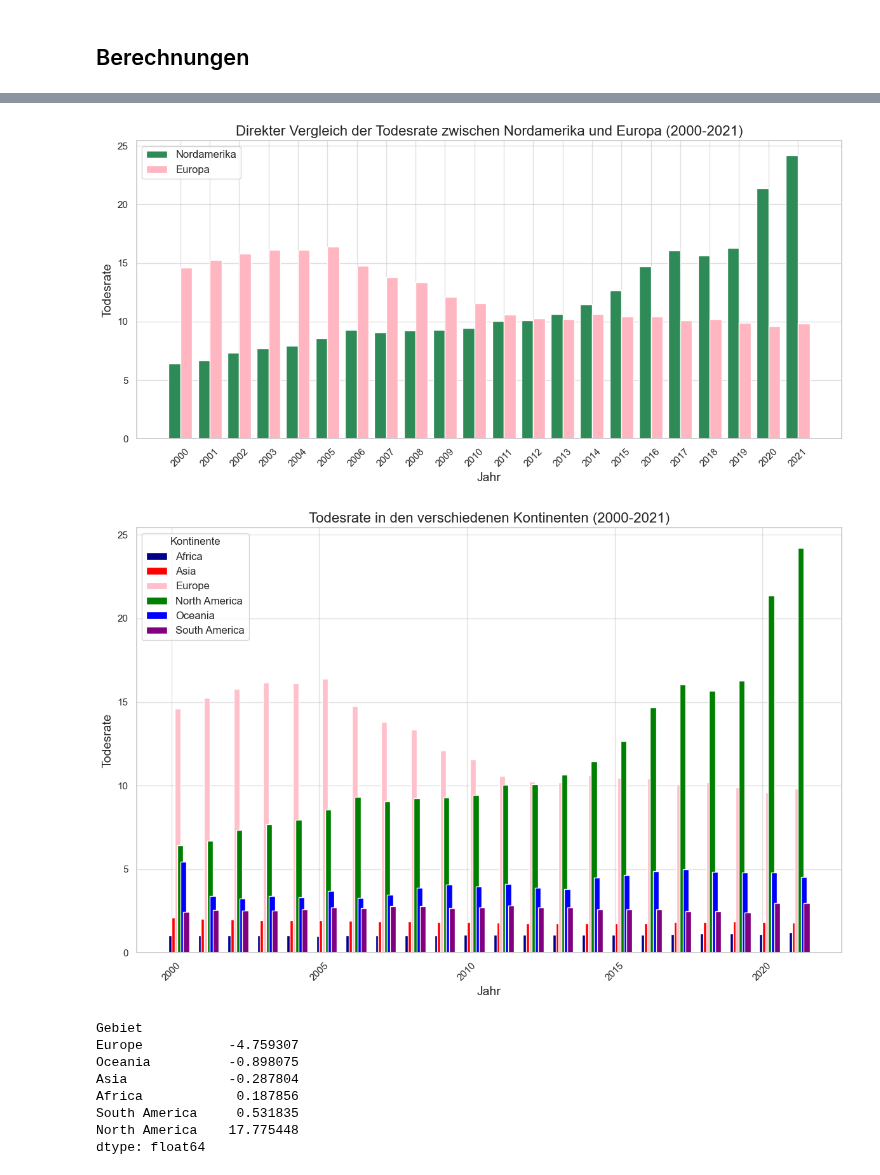
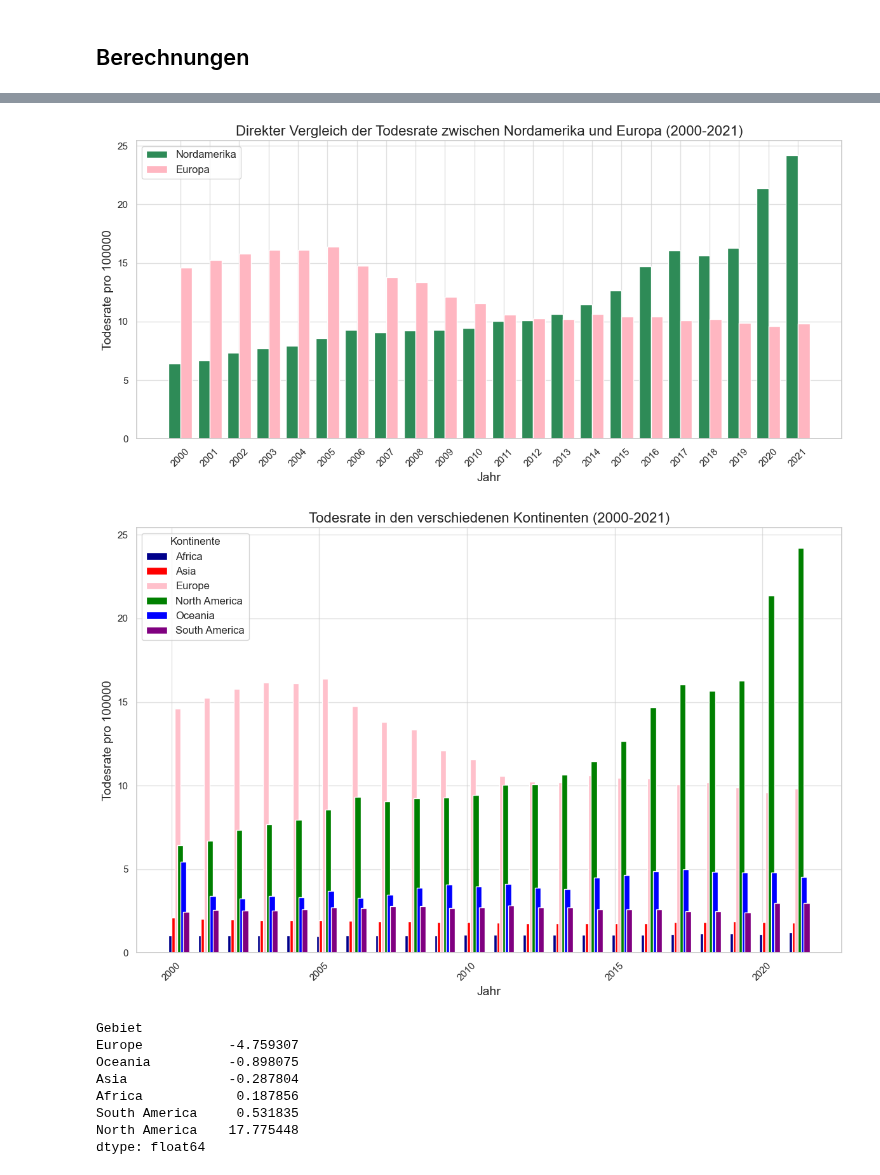
Before and after one commit to Joyce-ops/BMLD-LN2-Carmen-Mcqulat-Joyce, a Jupyter notebook: Leistungsnachweis 2.ipynb, the cells around one changed output, grey strips where cells are left out. Drawn from its saved outputs; the diff is of its cells as text; code cells hidden in the pictures.

```diff
--- a/Leistungsnachweis 2.ipynb
+++ b/Leistungsnachweis 2.ipynb
@@ -401,50 +398,38 @@ plt.show()
 import pandas as pd
 import matplotlib.pyplot as plt
 
-# Annahme: df_pivot ist die Pivot-Tabelle mit den Sterberaten
 
-# North America
 northamerica = df_pivot.loc[['North America']]
 
-# Europe
 europe = df_pivot.loc[['Europe']]
 
-# Beide Daten zusammenführen, so dass die Jahre nebeneinander liegen
 northamerica_data = northamerica.T.reset_index()
 northamerica_data.columns = ['Jahr', 'Sterberate_NA']
 
 europe_data = europe.T.reset_index()
 europe_data.columns = ['Jahr', 'Sterberate_EU']
 
-# Zusammenführen der beiden DataFrames basierend auf dem Jahr
 comparison_data = pd.merge(northamerica_data, europe_data, on='Jahr')
 
-# Plotten der Säulen
 plt.figure(figsize=(12, 6))
 
-# Säulen für Nordamerika und Europa nebeneinander
 plt.bar(comparison_data['Jahr'] - 0.2, comparison_data['Sterberate_NA'], width=0.4, label='Nordamerika', color='seagreen', align='center')
 plt.bar(comparison_data['Jahr'] + 0.2, comparison_data['Sterberate_EU'], width=0.4, label='Europa', color='lightpink', align='center')
 
-# Titel und Achsenbezeichner
 plt.title('Direkter Vergleich der Todesrate zwischen Nordamerika und Europa (2000-2021)', fontsize=16)
 plt.xlabel('Jahr', fontsize=14)
-plt.ylabel('Todesrate', fontsize=14)
+plt.ylabel('Todesrate pro 100000', fontsize=14)
 
-# Legende hinzufügen
 plt.legend(fontsize=12)
 
-# X-Achse anpassen, um die Jahre richtig anzuzeigen
 plt.xticks(comparison_data['Jahr'], rotation=45)
 
-# Gitterlinien hinzufügen
 plt.grid(True, alpha=0.6)
 
-# Layout anpassen und Diagramm anzeigen
 plt.tight_layout()
 plt.show()
 # %% [output]
-[figure, old version]
+[figure, new version]
 # %%
 import pandas as pd
 import matplotlib.pyplot as plt
@@ -473,7 +458,7 @@ for i, region in enumerate(regions):
 
 plt.title("Todesrate in den verschiedenen Kontinenten (2000-2021)", fontsize=16)
 plt.xlabel("Jahr", fontsize=14)
-plt.ylabel("Todesrate", fontsize=14)
+plt.ylabel("Todesrate pro 100000", fontsize=14)
 
 plt.legend(title='Kontinente', fontsize=12)
 
@@ -483,7 +468,7 @@ plt.tight_layout()
 
 plt.show()
 # %% [output]
-[figure, old version]
+[figure, new version]
 # %%
 diffs = df_pivot[2021]-df_pivot[2000]
 diffs = diffs.sort_values().dropna()
```
Also changed, not shown: parts of 9 cells of this notebook.
